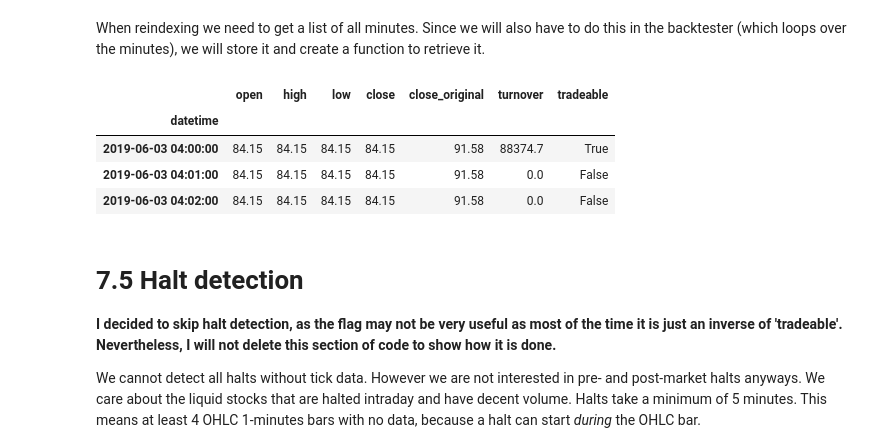
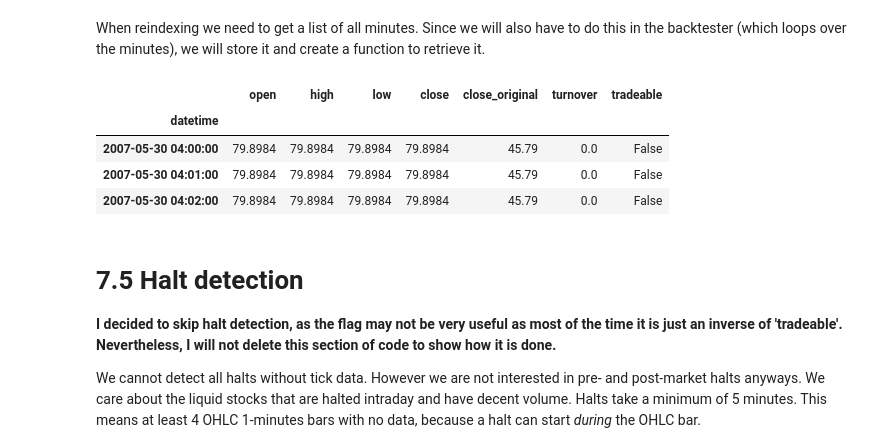
Before and after one commit to shinathan/polygon.io-stock-database, a Jupyter notebook: 07_process.ipynb, the cells around one changed output. Drawn from its saved outputs; the diff is of its cells as text; code cells hidden in the pictures.

```diff
--- a/07_process.ipynb
+++ b/07_process.ipynb
@@ -21,7 +25,7 @@ DATA_PATH = "../data/polygon/"
 # 7.2 Split adjustment
 # %%
 adjustments = pd.read_csv(DATA_PATH + f"raw/adjustments/TSLA.csv", parse_dates=True, index_col=0)
-bars = pd.read_parquet(DATA_PATH + f"raw/m1/TSLA-2019-06-03.parquet")
+bars = pd.read_parquet(DATA_PATH + f"raw/m1/TSLA.parquet")
 
 adjustments.index = pd.to_datetime(adjustments.index).date
 splits = adjustments[adjustments.type == "SPLIT"].copy()
@@ -153,7 +157,7 @@ We use the [stockcharts](https://support.stockcharts.com/doku.php?id=policies:hi
 
 Note: Even though the close (which can differ on early close days) is used to calculate the adjustment factor, the post-market prices also have to be adjusted.
 # %%
-split_adjusted_bars = split_adjust(pd.read_parquet(DATA_PATH + f"raw/m1/BIL-2019-06-01.parquet"), 'BIL')
+split_adjusted_bars = split_adjust(pd.read_parquet(DATA_PATH + f"raw/m1/BIL.parquet"), 'BIL')
 trading_dates_ticker = sorted(list(set(bars.index.date)))
 
 adjustments = pd.read_csv(DATA_PATH + f"raw/adjustments/BIL.csv", parse_dates=True, index_col=0)
@@ -383,16 +387,16 @@ def reindex_and_fill(bars):
 
     return bars
 # %%
-bars = pd.read_parquet(f"{DATA_PATH}raw/m1/BIL-2019-06-01.parquet")
+bars = pd.read_parquet(f"{DATA_PATH}raw/m1/BIL.parquet")
 split_adjusted_bars = split_adjust(bars, "BIL")
 all_adjusted_bars = div_adjust(split_adjusted_bars, "BIL")
 reindex_and_fill(all_adjusted_bars).head(3)
 # %% [output]
 |  | open | high | low | close | close_original | turnover | tradeable |
 | datetime |  |  |  |  |  |  |  |
-| 2019-06-03 04:00:00 | 84.15 | 84.15 | 84.15 | 84.15 | 91.58 | 88374.7 | True |
-| 2019-06-03 04:01:00 | 84.15 | 84.15 | 84.15 | 84.15 | 91.58 | 0.0 | False |
-| 2019-06-03 04:02:00 | 84.15 | 84.15 | 84.15 | 84.15 | 91.58 | 0.0 | False |
+| 2007-05-30 04:00:00 | 79.8984 | 79.8984 | 79.8984 | 79.8984 | 45.79 | 0.0 | False |
+| 2007-05-30 04:01:00 | 79.8984 | 79.8984 | 79.8984 | 79.8984 | 45.79 | 0.0 | False |
+| 2007-05-30 04:02:00 | 79.8984 | 79.8984 | 79.8984 | 79.8984 | 45.79 | 0.0 | False |
 # %% [markdown]
 # 7.5 Halt detection
 **I decided to skip halt detection, as the flag may not be very useful as most of the time it is just an inverse of 'tradeable'. Nevertheless, I will not delete this section of code to show how it is done.**
```
Also changed, not shown: parts of 13 cells of this notebook, 3 other files.
